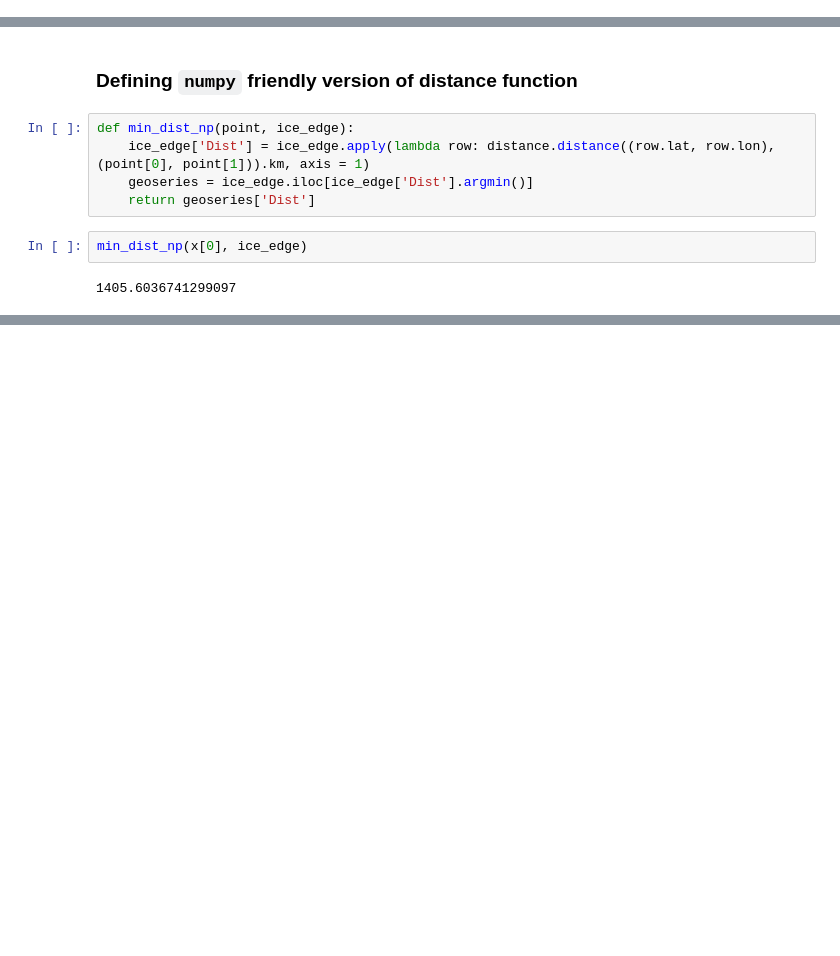
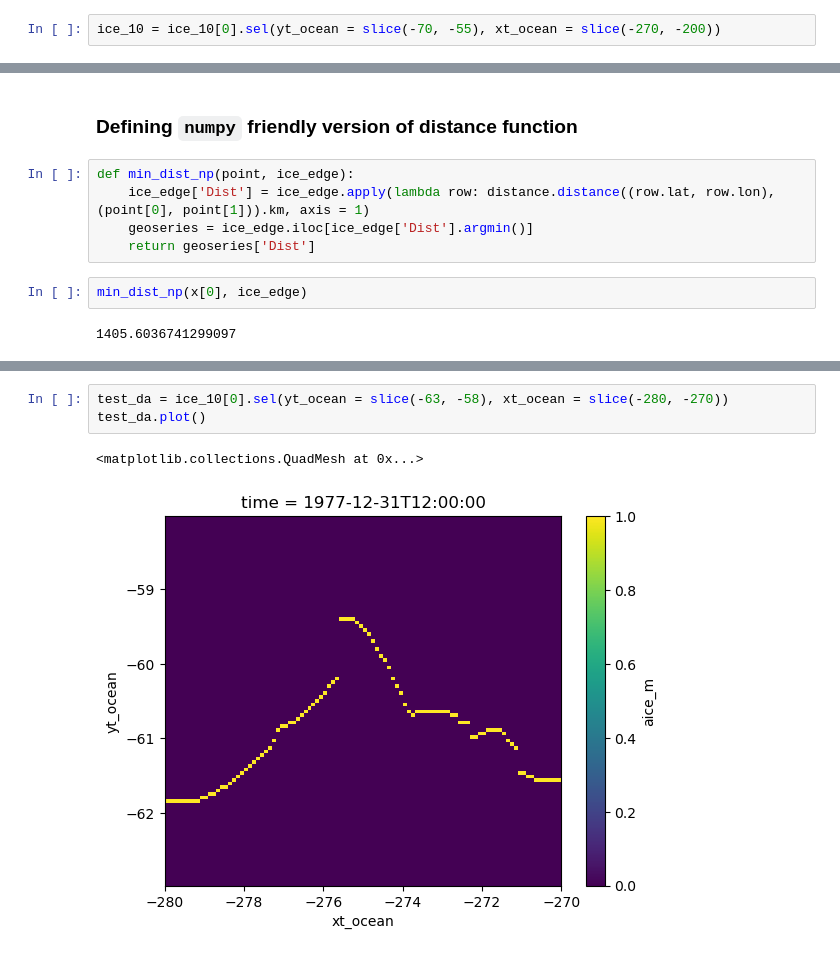
Before and after one commit to lidefi87/Crabeater_Distribution_East_Antarctica, a Jupyter notebook: Scripts/IceEdge.ipynb, the cells around one changed output, grey strips where cells are left out. Drawn from its saved outputs; the diff is of its cells as text; blank space fills up the shorter version.

```diff
--- a/Scripts/IceEdge.ipynb
+++ b/Scripts/IceEdge.ipynb
@@ -99,6 +108,8 @@ ice_10[0].plot.contour(ax = ax, colors = ['red'])
 # %% [output]
 <matplotlib.contour.QuadContourSet at 0x...>
 [figure]
+# %%
+ice_10 = ice_10[0].sel(yt_ocean = slice(-70, -55), xt_ocean = slice(-270, -200))
 # %% [markdown]
 ## Getting indices for sea ice edge
 We will find the index for the sea ice edge so we can identify the latitude at which the sea ice edge occurs.
@@ -187,0 +425,6 @@ test_apply
+# %%
+test_da = ice_10[0].sel(yt_ocean = slice(-63, -58), xt_ocean = slice(-280, -270))
+test_da.plot()
+# %% [output]
+<matplotlib.collections.QuadMesh at 0x...>
+[figure, added]
```
Also changed, not shown: parts of 42 cells of this notebook.
